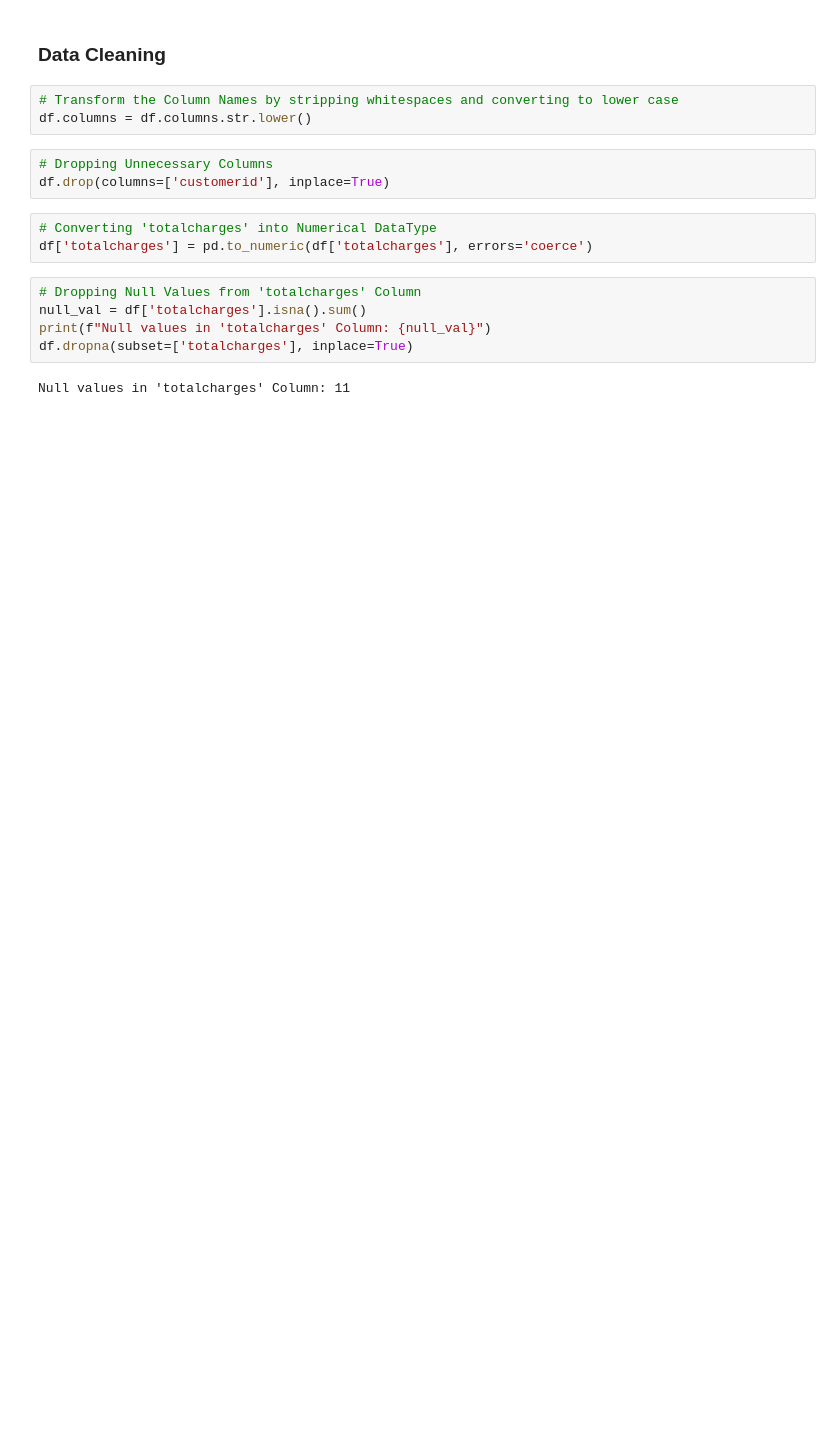
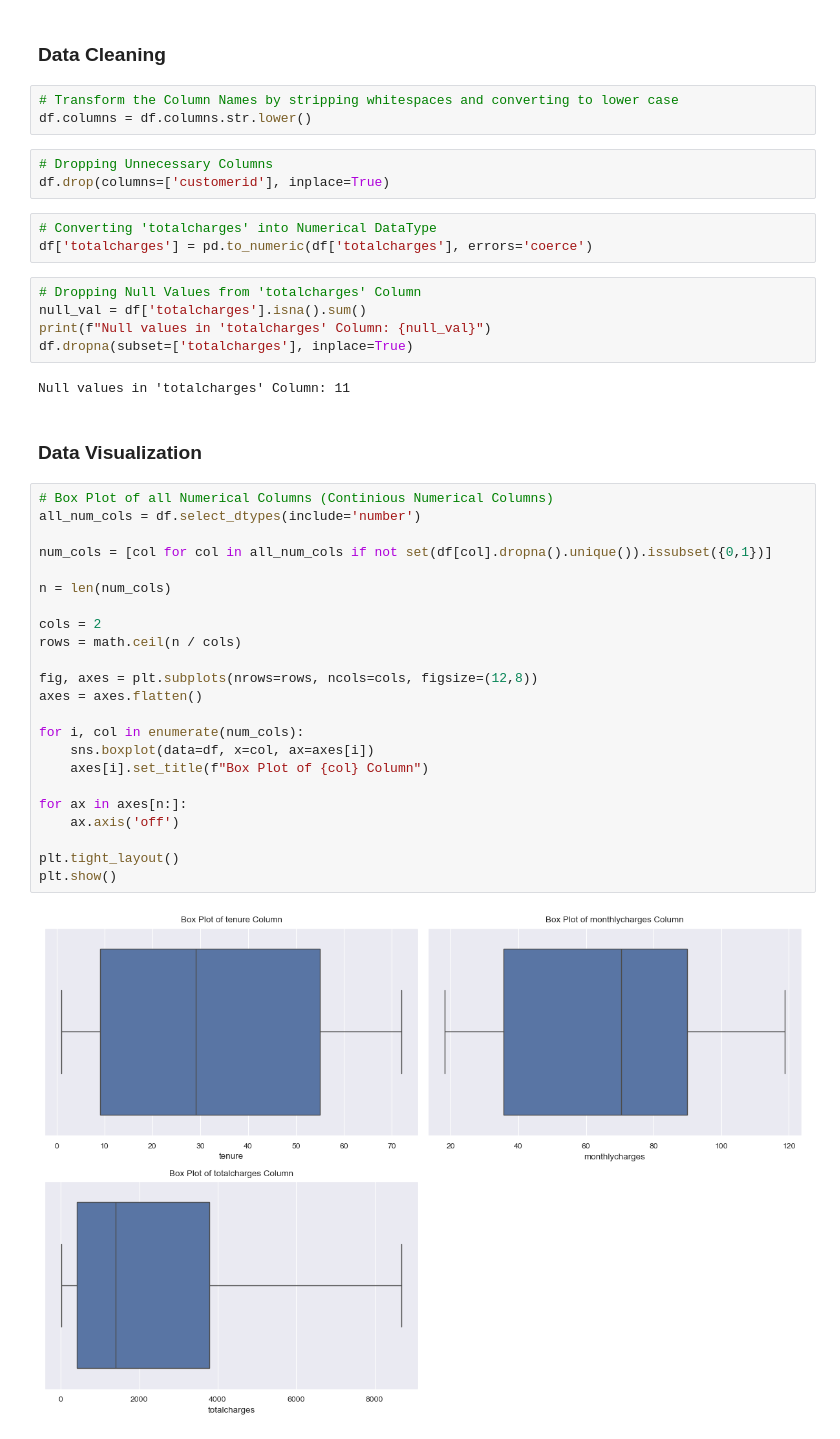
Before and after one commit to themrityunjaypathak/ChurnLabs, a Jupyter notebook: notebooks/01_eda.ipynb, the cells around one changed output. Drawn from its saved outputs; the diff is of its cells as text; blank space fills up the shorter version.

```diff
--- a/notebooks/01_eda.ipynb
+++ b/notebooks/01_eda.ipynb
@@ -95,3 +95,30 @@ print(f"Null values in 'totalcharges' Column: {null_val}")
 df.dropna(subset=['totalcharges'], inplace=True)
 # %% [output]
 Null values in 'totalcharges' Column: 11
+# %% [markdown]
+### Data Visualization
+# %%
+# Box Plot of all Numerical Columns (Continious Numerical Columns)
+all_num_cols = df.select_dtypes(include='number')
+
+num_cols = [col for col in all_num_cols if not set(df[col].dropna().unique()).issubset({0,1})]
+
+n = len(num_cols)
+
+cols = 2
+rows = math.ceil(n / cols)
+
+fig, axes = plt.subplots(nrows=rows, ncols=cols, figsize=(12,8))
+axes = axes.flatten()
+
+for i, col in enumerate(num_cols):
+    sns.boxplot(data=df, x=col, ax=axes[i])
+    axes[i].set_title(f"Box Plot of {col} Column")
+
+for ax in axes[n:]:
+    ax.axis('off')
+
+plt.tight_layout()
+plt.show()
+# %% [output]
+[figure, added]
```
Also changed, not shown: parts of 1 cell of this notebook.
